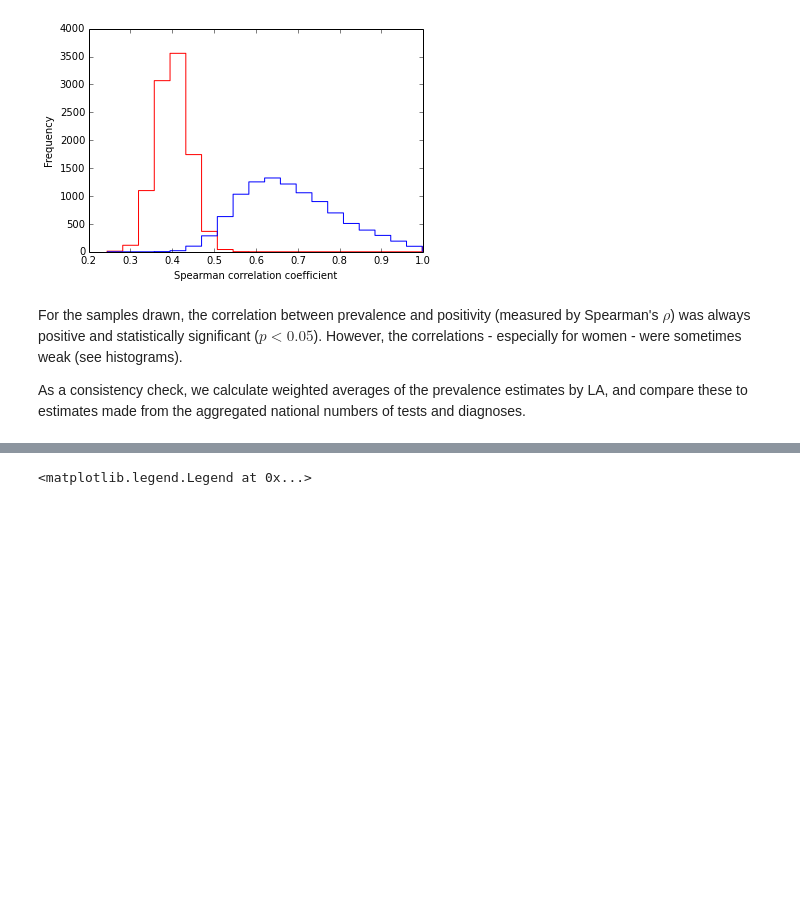
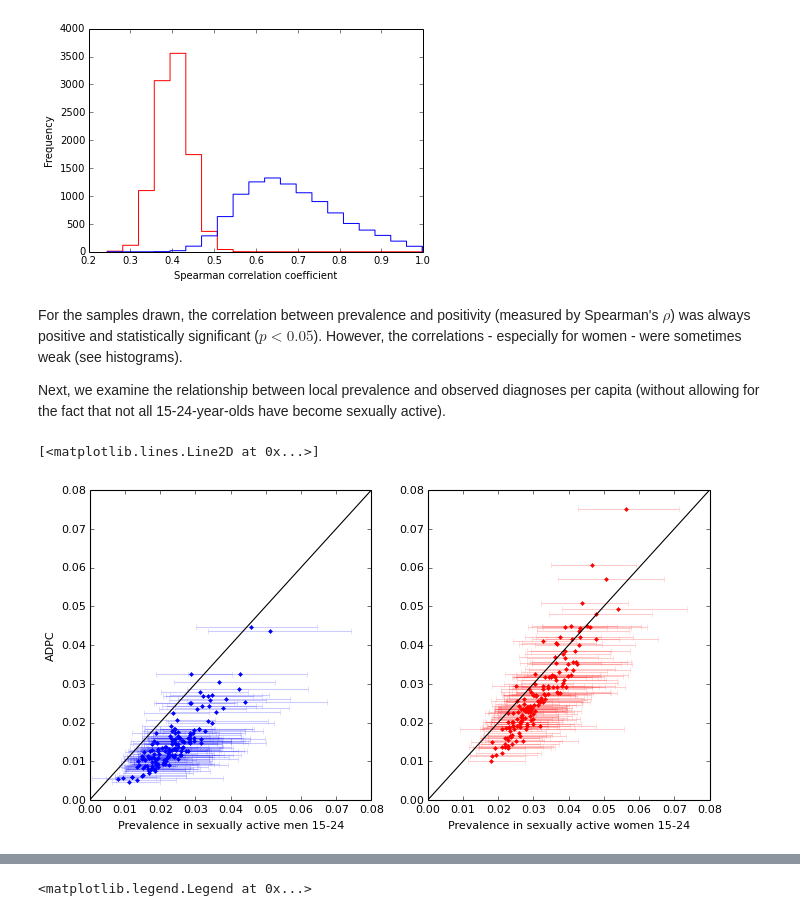
Before and after one commit to joanna-lewis/ct_surveillance, a Jupyter notebook: local_authorities/local_authorities.ipynb, the cells around one changed output, grey strips where cells are left out. Cells and saved outputs as stored; diff of their text form; code cells hidden in the pictures; blank space fills up the shorter version.

```diff
--- a/local_authorities/local_authorities.ipynb
+++ b/local_authorities/local_authorities.ipynb
@@ -286,4 +286,48 @@ plt.ylabel('Frequency')
 # %% [markdown]
 For the samples drawn, the correlation between prevalence and positivity (measured by Spearman's $\rho$) was always positive and statistically significant ($p<0.05$). However, the correlations - especially for women - were sometimes weak (see histograms).
 
-As a consistency check, we calculate weighted averages of the prevalence estimates by LA, and compare these to estimates made from the aggregated national numbers of tests and diagnoses.
+Next, we examine the relationship between local prevalence and observed diagnoses per capita (without allowing for the fact that not all 15-24-year-olds have become sexually active).
+# %%
+# prevalence vs diagnosis rate
+
+fig = plt.figure(figsize = (10,5))
+ax1 = fig.add_subplot(121)
+ax2 = fig.add_subplot(122)
+
+ax1.errorbar(
+    percentile(prev_m_la, 50, 0),
+    alldata['positives.male.total']/(alldata['population.male.15-19'] + alldata['population.male.20-24']),
+    xerr=squeeze(
+        array([[percentile(prev_m_la,50, 0) - percentile(prev_m_la, 2.5, 0)],
+            [percentile(prev_m_la, 97.5, 0) - percentile(prev_m_la,50, 0)]])),
+    linestyle='None', color='b', alpha=0.2)
+ax1.plot(
+    percentile(prev_m_la, 50, 0),
+    alldata['positives.male.total']/(alldata['population.male.15-19'] + alldata['population.male.20-24']),
+    '.b')
+ax2.errorbar(
+    percentile(prev_f_la, 50, 0),
+    alldata['positives.female.total']/(alldata['population.female.15-19'] + alldata['population.female.20-24']),
+    xerr=squeeze(
+        array([[percentile(prev_f_la,50, 0) - percentile(prev_f_la, 2.5, 0)],
+            [percentile(prev_f_la, 97.5, 0) - percentile(prev_f_la,50, 0)]])),
+    linestyle='None', color='r', alpha=0.2)
+ax2.plot(
+    percentile(prev_f_la, 50, 0),
+    alldata['positives.female.total']/(alldata['population.female.15-19'] + alldata['population.female.20-24']),
+    '.r')
+
+ax1.set_xlim([0,0.08]); ax1.set_ylim([0,0.08])
+ax1.set_xlabel('Prevalence in sexually active men 15-24')
+ax1.set_ylabel('ADPC')
+#ax1.set_title('Sexually active men 15-24')
+ax2.set_xlim([0,0.08]); ax2.set_ylim([0,0.08])
+ax2.set_xlabel('Prevalence in sexually active women 15-24')
+#ax2.set_ylabel('Positivity')
+#ax2.set_title('Sexually active women 15-24')
+
+ax1.plot([0,1],[0,1], 'k')
+ax2.plot([0,1],[0,1], 'k')
+# %% [output]
+[<matplotlib.lines.Line2D at 0x...>]
+[figure, added]
```
Also changed, not shown: parts of 6 cells of this notebook, 6 other files.
